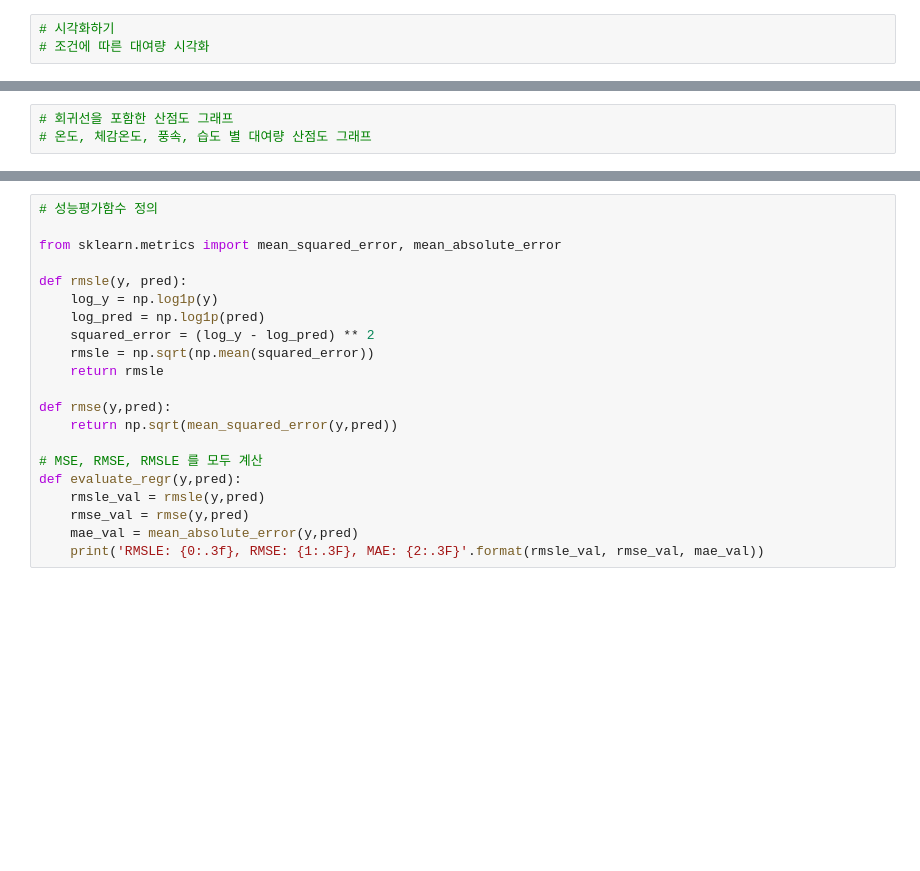
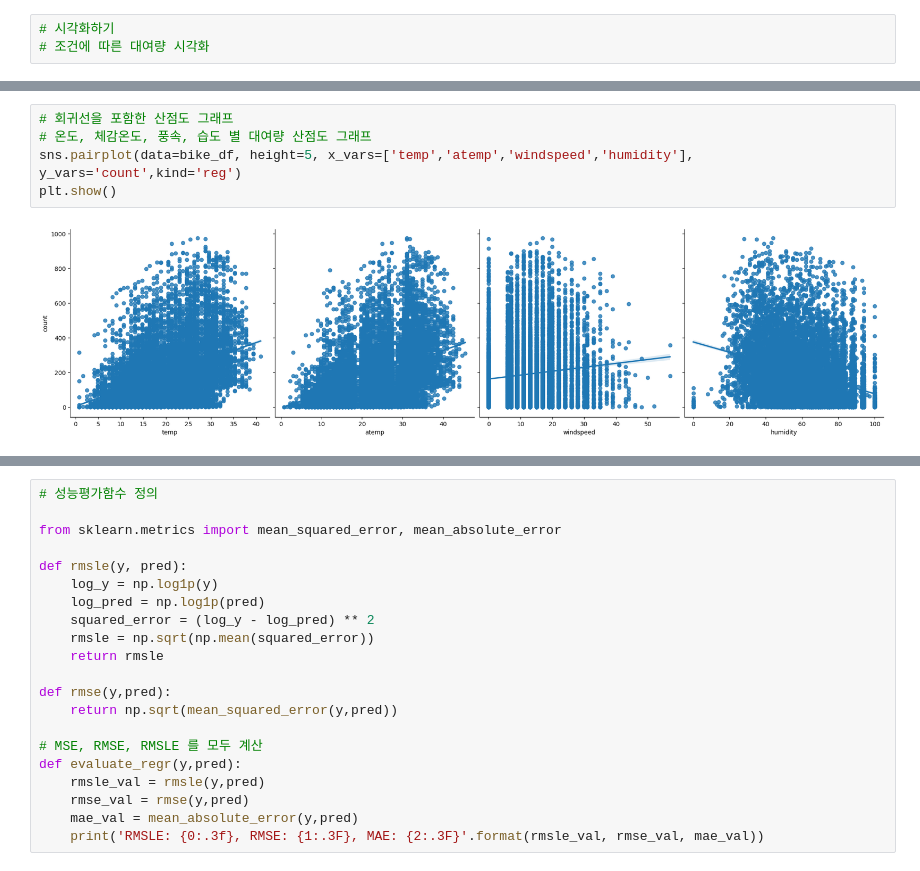
Before and after one commit to jm83-database/elixerr, a Jupyter notebook: notebooks/sklearn_regressoin/bike_prediction.ipynb, the cells around one changed output, grey strips where cells are left out. Cells and saved outputs as stored; diff of their text form; blank space fills up the shorter version.

```diff
--- a/notebooks/sklearn_regressoin/bike_prediction.ipynb
+++ b/notebooks/sklearn_regressoin/bike_prediction.ipynb
@@ -54,3 +132,7 @@ ValueError: Length of list vectors must match length of `data` when both are use
 # %%
 # 회귀선을 포함한 산점도 그래프
 # 온도, 체감온도, 풍속, 습도 별 대여량 산점도 그래프
+sns.pairplot(data=bike_df, height=5, x_vars=['temp','atemp','windspeed','humidity'], y_vars='count',kind='reg')
+plt.show()
+# %% [output]
+[figure, added]
```
Also changed, not shown: parts of 20 cells of this notebook.
